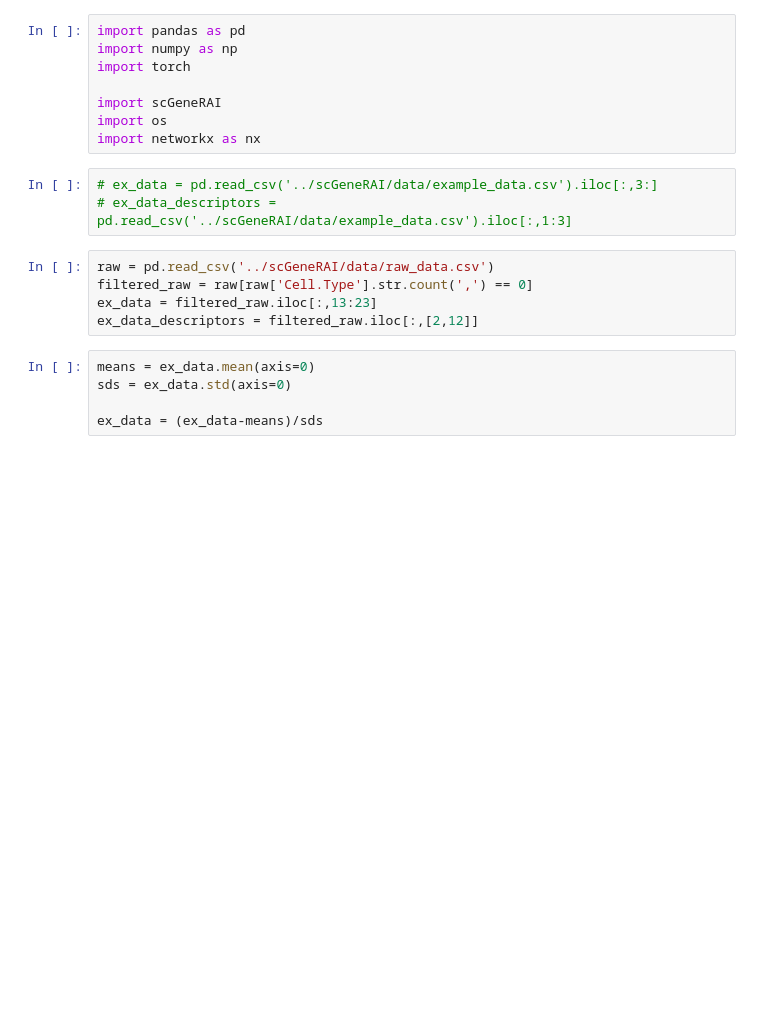
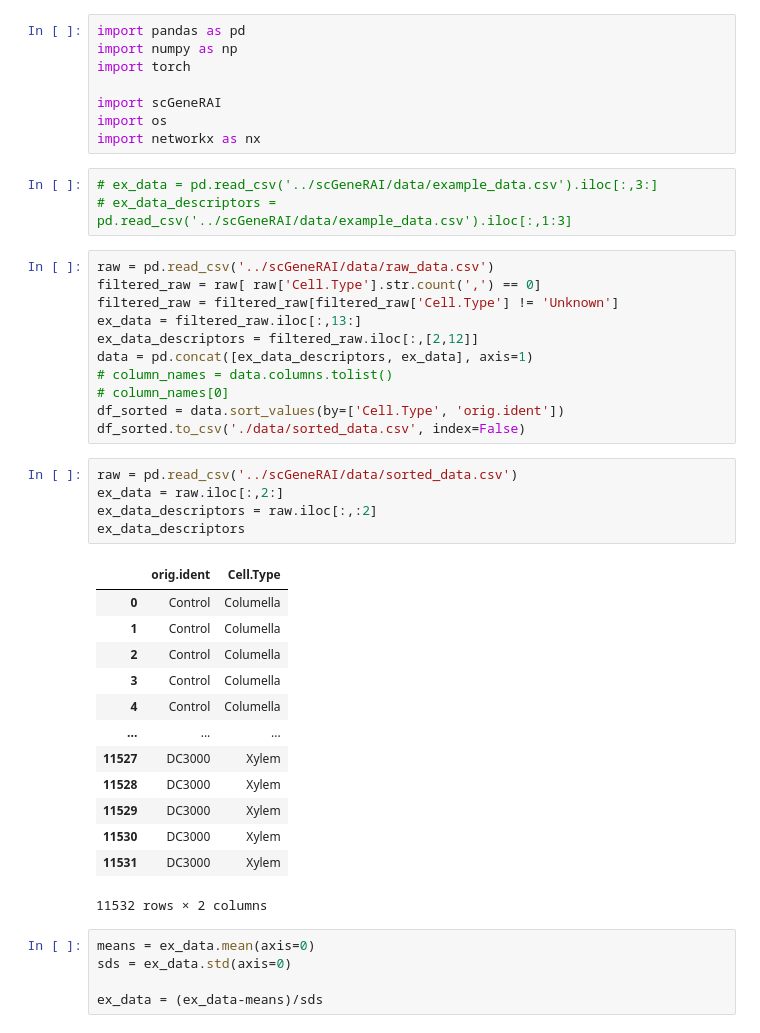
Before and after one commit to uab-fusion-lab/scGeneRAI, a Jupyter notebook: example.ipynb, the cells around one changed output. Cells and saved outputs as stored; diff of their text form; blank space fills up the shorter version.

```diff
--- a/example.ipynb
+++ b/example.ipynb
@@ -11,9 +11,34 @@ import networkx as nx
 # ex_data_descriptors = pd.read_csv('../scGeneRAI/data/example_data.csv').iloc[:,1:3]
 # %%
 raw = pd.read_csv('../scGeneRAI/data/raw_data.csv')
-filtered_raw = raw[raw['Cell.Type'].str.count(',') == 0]
-ex_data = filtered_raw.iloc[:,13:23]
+filtered_raw = raw[ raw['Cell.Type'].str.count(',') == 0]
+filtered_raw = filtered_raw[filtered_raw['Cell.Type'] != 'Unknown']
+ex_data = filtered_raw.iloc[:,13:]
 ex_data_descriptors = filtered_raw.iloc[:,[2,12]]
+data = pd.concat([ex_data_descriptors, ex_data], axis=1)
+# column_names = data.columns.tolist()
+# column_names[0]
+df_sorted = data.sort_values(by=['Cell.Type', 'orig.ident'])
+df_sorted.to_csv('./data/sorted_data.csv', index=False)
+# %%
+raw = pd.read_csv('../scGeneRAI/data/sorted_data.csv')
+ex_data = raw.iloc[:,2:]
+ex_data_descriptors = raw.iloc[:,:2]
+ex_data_descriptors
+# %% [output]
+|  | orig.ident | Cell.Type |
+| 0 | Control | Columella |
+| 1 | Control | Columella |
+| 2 | Control | Columella |
+| 3 | Control | Columella |
+| 4 | Control | Columella |
+| ... | ... | ... |
+| 11527 | DC3000 | Xylem |
+| 11528 | DC3000 | Xylem |
+| 11529 | DC3000 | Xylem |
+| 11530 | DC3000 | Xylem |
+| 11531 | DC3000 | Xylem |
+11532 rows × 2 columns
 # %%
 means = ex_data.mean(axis=0)
 sds = ex_data.std(axis=0)
```
Also changed, not shown: parts of 5 cells of this notebook.
